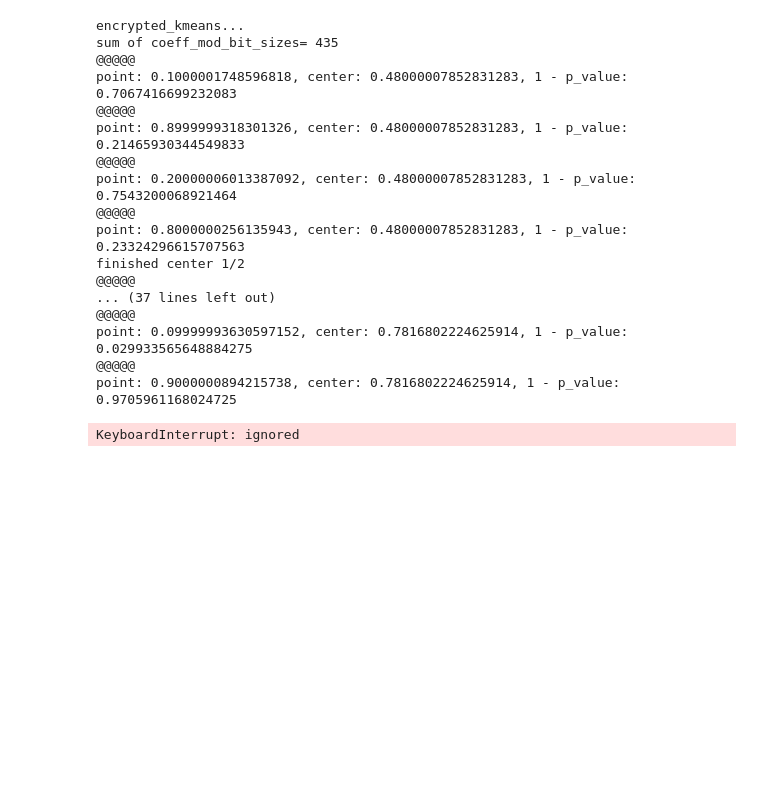
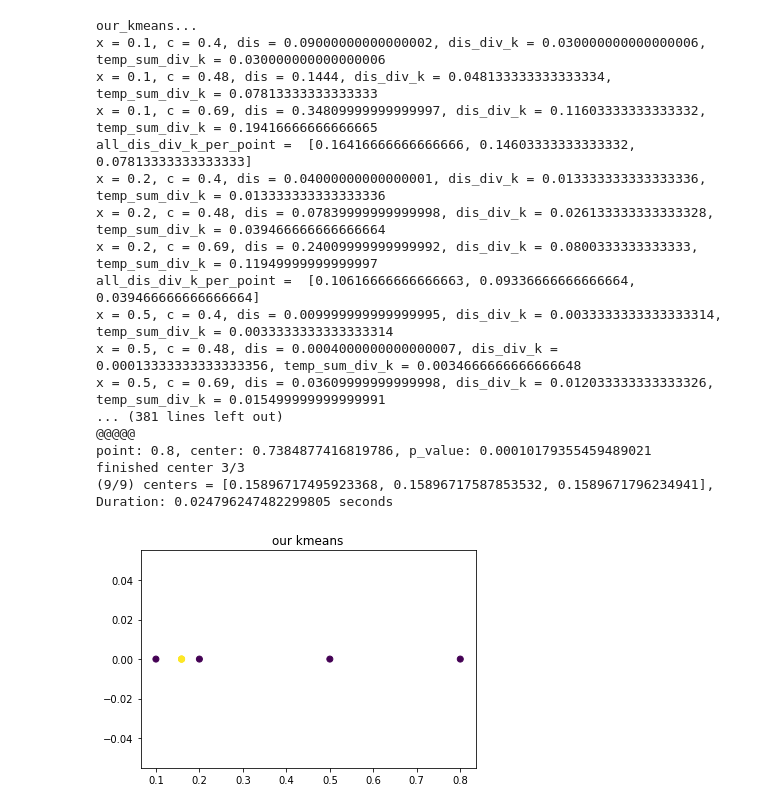
Before and after one commit to dolevi101/PPKMeans, a Jupyter notebook: Privacy_Preserving_K_Means.ipynb, the cells around one changed output. Saved outputs shown, nothing was run; the diff lists cells and outputs as text; code cells hidden in the pictures; blank space fills up the shorter version.

```diff
--- a/Privacy_Preserving_K_Means.ipynb
+++ b/Privacy_Preserving_K_Means.ipynb
@@ -233,41 +312,44 @@ def encrypted_kmeans(data, centers, n, p, iterations):
 static_data = [random.uniform(0,0.2) for i in range(50)] + [random.uniform(0.5,0.9) for i in range(50)]
 # %%
 x1 = 0.1
-x2 = 0.9
-x3 = 0.2
+x2 = 0.2
+x3 = 0.5
 x4 = 0.8
 data = [x1, x2, x3, x4]
-c1 = 0.48
-c2 = 0.69
-initial_centers = [c1, c2]
+c1 = 0.4
+c2 = 0.48
+c3 = 0.69
+initial_centers = [c1, c2, c3]
 
 n=3
 #p must be even
 p=2
 iterations = 9
 to_print = True
 
 #data = static_data
 
-#our_kmeans(data, initial_centers, n, p, iterations)
+is_pp_case = False
+our_kmeans(data, initial_centers, n, p, iterations)
 #real_kmeans(len(initial_centers), data)
-encrypted_kmeans(data, initial_centers, n, p, iterations)
+is_pp_case = True
+#encrypted_kmeans(data, initial_centers, n, p, iterations)
 # %% [output]
-encrypted_kmeans...
-sum of coeff_mod_bit_sizes= 435
+our_kmeans...
+x = 0.1, c = 0.4, dis = 0.09000000000000002, dis_div_k = 0.030000000000000006, temp_sum_div_k = 0.030000000000000006
+x = 0.1, c = 0.48, dis = 0.1444, dis_div_k = 0.048133333333333334, temp_sum_div_k = 0.07813333333333333
+x = 0.1, c = 0.69, dis = 0.34809999999999997, dis_div_k = 0.11603333333333332, temp_sum_div_k = 0.19416666666666665
+all_dis_div_k_per_point =  [0.16416666666666666, 0.14603333333333332, 0.07813333333333333]
+x = 0.2, c = 0.4, dis = 0.04000000000000001, dis_div_k = 0.013333333333333336, temp_sum_div_k = 0.013333333333333336
+x = 0.2, c = 0.48, dis = 0.07839999999999998, dis_div_k = 0.026133333333333328, temp_sum_div_k = 0.039466666666666664
+x = 0.2, c = 0.69, dis = 0.24009999999999992, dis_div_k = 0.0800333333333333, temp_sum_div_k = 0.11949999999999997
+all_dis_div_k_per_point =  [0.10616666666666663, 0.09336666666666664, 0.039466666666666664]
+x = 0.5, c = 0.4, dis = 0.009999999999999995, dis_div_k = 0.0033333333333333314, temp_sum_div_k = 0.0033333333333333314
+x = 0.5, c = 0.48, dis = 0.0004000000000000007, dis_div_k = 0.00013333333333333356, temp_sum_div_k = 0.0034666666666666648
+x = 0.5, c = 0.69, dis = 0.03609999999999998, dis_div_k = 0.012033333333333326, temp_sum_div_k = 0.015499999999999991
+... (381 lines left out)
 @@@@@
-point: 0.1000001748596818, center: 0.48000007852831283, 1 - p_value: 0.7067416699232083
-@@@@@
-point: 0.8999999318301326, center: 0.48000007852831283, 1 - p_value: 0.21465930344549833
-@@@@@
-point: 0.20000006013387092, center: 0.48000007852831283, 1 - p_value: 0.7543200068921464
-@@@@@
-point: 0.8000000256135943, center: 0.48000007852831283, 1 - p_value: 0.23324296615707563
-finished center 1/2
-@@@@@
-... (37 lines left out)
-@@@@@
-point: 0.09999993630597152, center: 0.7816802224625914, 1 - p_value: 0.029933565648884275
-@@@@@
-point: 0.9000000894215738, center: 0.7816802224625914, 1 - p_value: 0.9705961168024725
+point: 0.8, center: 0.7384877416819786, p_value: 0.00010179355459489021
+finished center 3/3
+(9/9) centers = [0.15896717495923368, 0.15896717587853532, 0.1589671796234941], Duration: 0.024796247482299805 seconds
-KeyboardInterrupt: ignored
+[figure, added]
```
Also changed, not shown: parts of 7 cells of this notebook.
